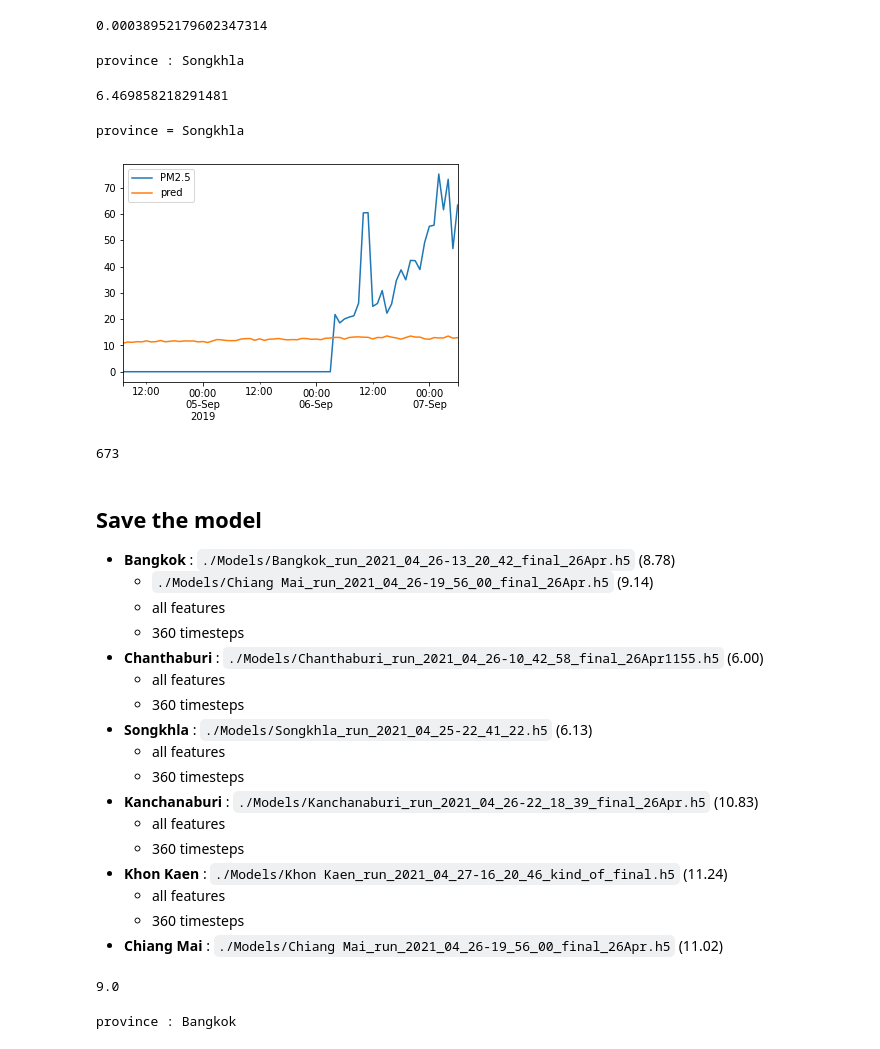
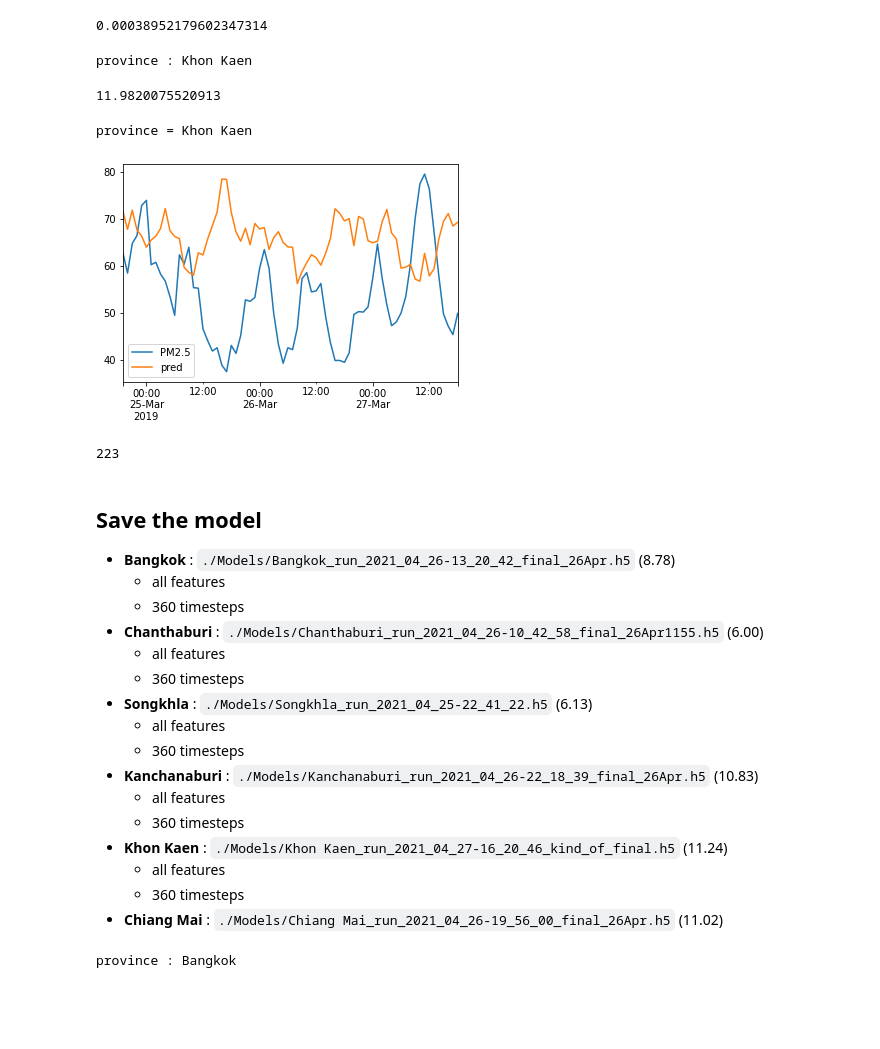
Before and after one commit to samsatp/PM25-DataScience-TermProject, a Jupyter notebook: 5. models_playground.ipynb, the cells around one changed output. Saved outputs shown, nothing was run; the diff lists cells and outputs as text; code cells hidden in the pictures; blank space fills up the shorter version.

```diff
--- a/5. models_playground.ipynb
+++ b/5. models_playground.ipynb
@@ -62,45 +62,6 @@ def prepare_new_test(Train_data, timesteps, feature_used:list):
         print(f"{province} done")
 
     return data, X, Y
-# %%
-'''def prepare_test_dataa(Train_data, timesteps, feature_used:list):
-    path = "../new test/"
-    data = {}
-
-    hour_step = timedelta(hours= timesteps-1)
-    X = defaultdict(lambda: list())
-    Y = defaultdict(lambda: list())
-
-    for province in provinces:
-        start_at = pd.Timestamp("2019-3-18 12:00:00")
-
-        testdf = pd.read_csv(path+f'{province}_new_test.csv', index_col=0, parse_dates=True)[feature_used]
-
-        have = testdf.iloc[:-72].index
-        predict_ad = have[have.hour.isin([6,12,18,0])]
-
-        df = Train_data[province].append(testdf)
-
-        while start_at + timedelta(73) < df.index[-1]:
-            if (start_at not in testdf.index) or (start_at.hour not in [0,6,12,18]):
-                start_at+=timedelta(hours=1)
-                continue
-
-            idx = list(df.index).index(start_at)
-
-            ## X
-            x = df.iloc[idx-timesteps+1:idx+1]
-
-            ## Y
-            y = df.iloc[idx+1:idx+73, [0]]
-
-            X[province].append(x)
-            Y[province].append(y)
-            start_at+=timedelta(hours=1)
-        print(f"{province} done")
-
-    return data, X, Y
-    '''
 # %%
 Test_data, X_test, Y_test = prepare_new_test(Train_data, timesteps, feature_used = feature_used)
 # %% [output]
@@ -265,26 +217,25 @@ for i in range(len(pred)):
     rmse.append(np.sqrt(mse(p, y_t)))
 np.mean(rmse)
 # %% [output]
-province : Songkhla
+province : Khon Kaen
-6.469858218291481
+11.9820075520913
 # %%
-i = 679
+i = 21
 print('province =',province)
 h = y_train_scalers[province].inverse_transform(pred[i].numpy().reshape((-1,1)))
 k = Y_test[province][i].copy()
 k['pred'] = h
 k.plot();
 # %% [output]
-province = Songkhla
+province = Khon Kaen
-[figure, old version]
+[figure, new version]
 # %%
 np.argmin(rmse)
 # %% [output]
-673
+223
 # %% [markdown]
 ## Save the model
 - **Bangkok** : `./Models/Bangkok_run_2021_04_26-13_20_42_final_26Apr.h5` (8.78)
-    - `./Models/Chiang Mai_run_2021_04_26-19_56_00_final_26Apr.h5` (9.14)
     - all features
     - 360 timesteps
 - **Chanthaburi** : `./Models/Chanthaburi_run_2021_04_26-10_42_58_final_26Apr1155.h5` (6.00)
@@ -300,8 +251,4 @@ np.argmin(rmse)
     - all features
     - 360 timesteps
 - **Chiang Mai** : `./Models/Chiang Mai_run_2021_04_26-19_56_00_final_26Apr.h5` (11.02)
-# %%
-(8.78+6+6.13+10.83+11.24+11.02)/6
-# %% [output]
-9.0
 # %%
```
Also changed, not shown: parts of 8 cells of this notebook, 1 other file.
